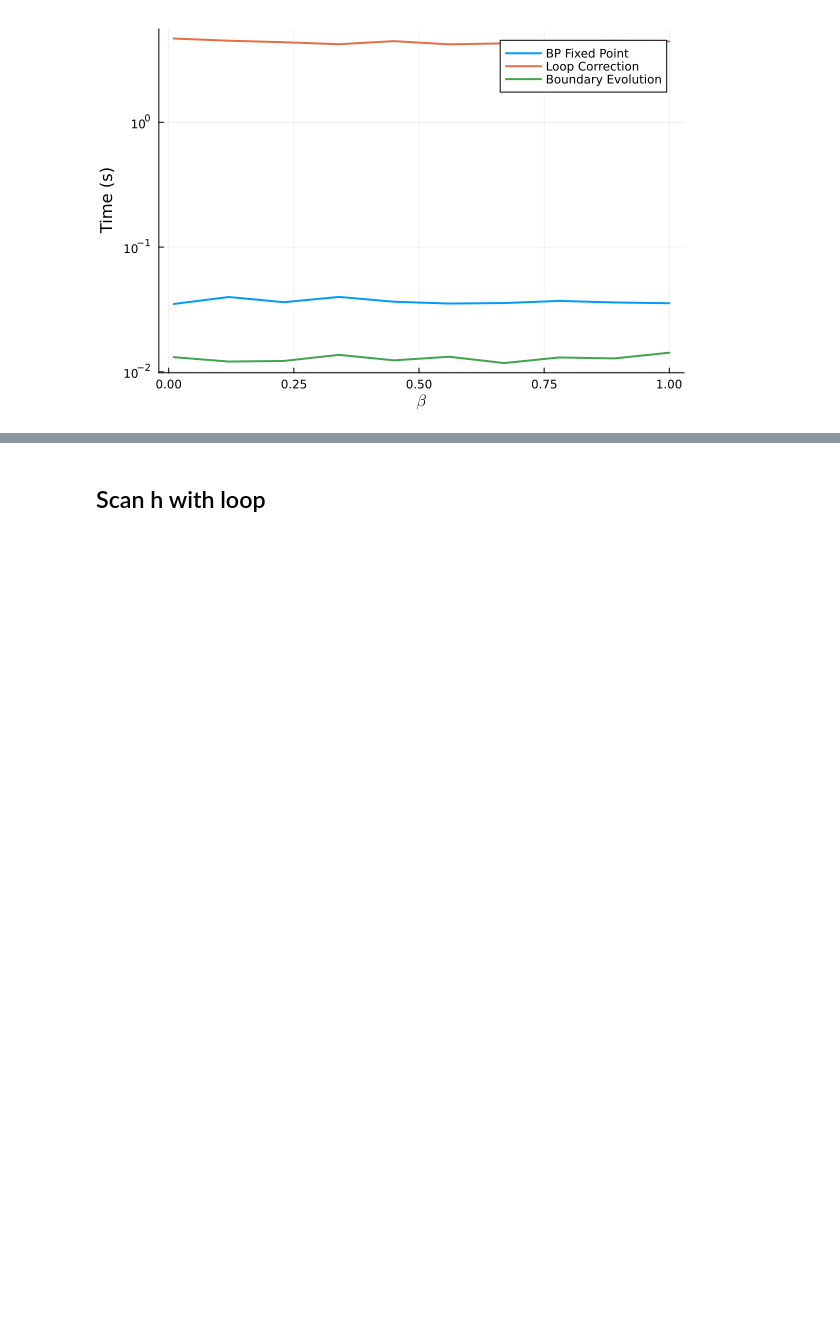
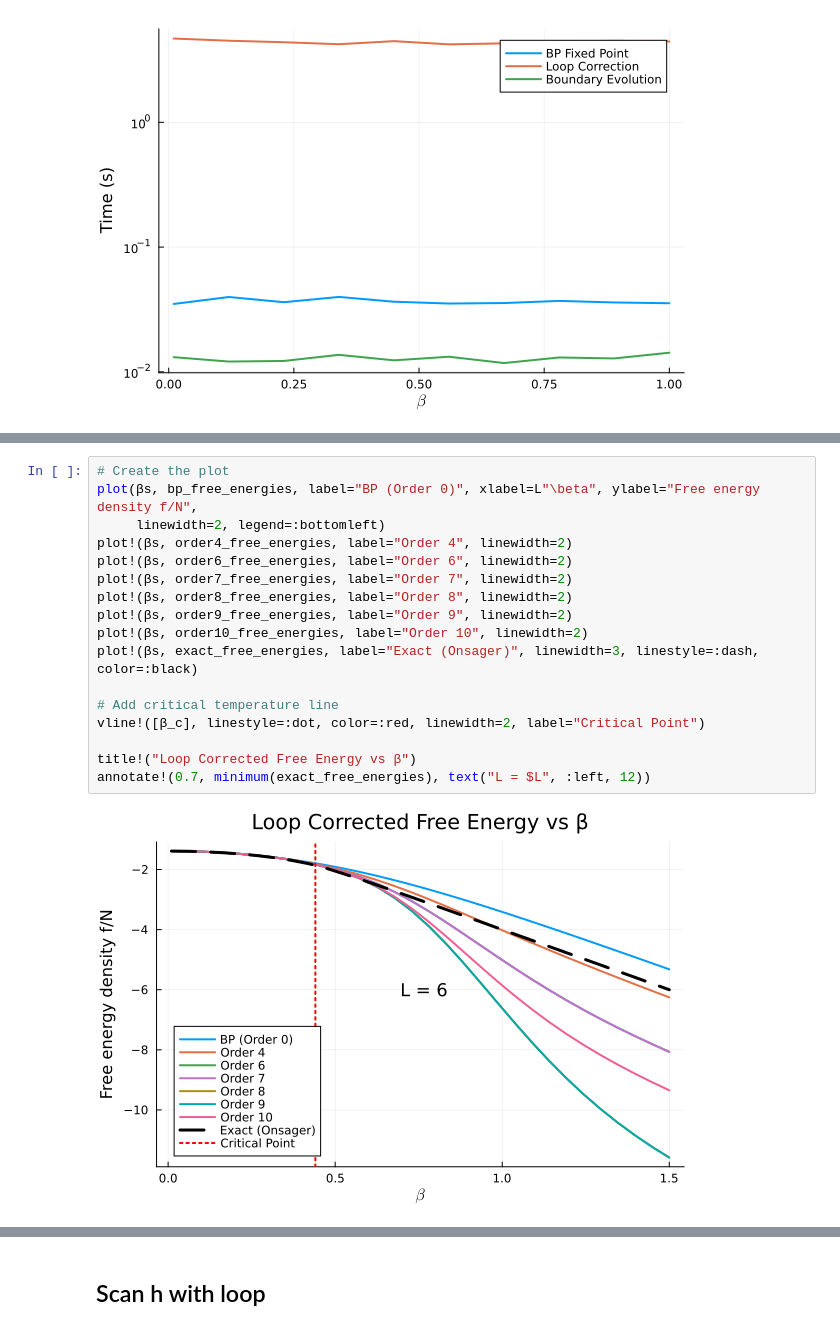
Before and after one commit to siddhant-midha/TNBP, a Jupyter notebook: loop_correction.ipynb, the cells around one changed output, grey strips where cells are left out. Cells and saved outputs as stored; diff of their text form; blank space fills up the shorter version.

```diff
--- a/loop_correction.ipynb
+++ b/loop_correction.ipynb
@@ -458,0 +643,19 @@ plot!(βs, boundary_evolution_time, label="Boundary Evolution", linewidth=2)
+# %%
+# Create the plot
+plot(βs, bp_free_energies, label="BP (Order 0)", xlabel=L"\beta", ylabel="Free energy density f/N",
+     linewidth=2, legend=:bottomleft)
+plot!(βs, order4_free_energies, label="Order 4", linewidth=2)
+plot!(βs, order6_free_energies, label="Order 6", linewidth=2)
+plot!(βs, order7_free_energies, label="Order 7", linewidth=2)
+plot!(βs, order8_free_energies, label="Order 8", linewidth=2)
+plot!(βs, order9_free_energies, label="Order 9", linewidth=2)
+plot!(βs, order10_free_energies, label="Order 10", linewidth=2)
+plot!(βs, exact_free_energies, label="Exact (Onsager)", linewidth=3, linestyle=:dash, color=:black)
+
+# Add critical temperature line
+vline!([β_c], linestyle=:dot, color=:red, linewidth=2, label="Critical Point")
+
+title!("Loop Corrected Free Energy vs β")
+annotate!(0.7, minimum(exact_free_energies), text("L = $L", :left, 12))
+# %% [output]
+[figure, added]
```
Also changed, not shown: parts of 10 cells of this notebook, 12 other files.
